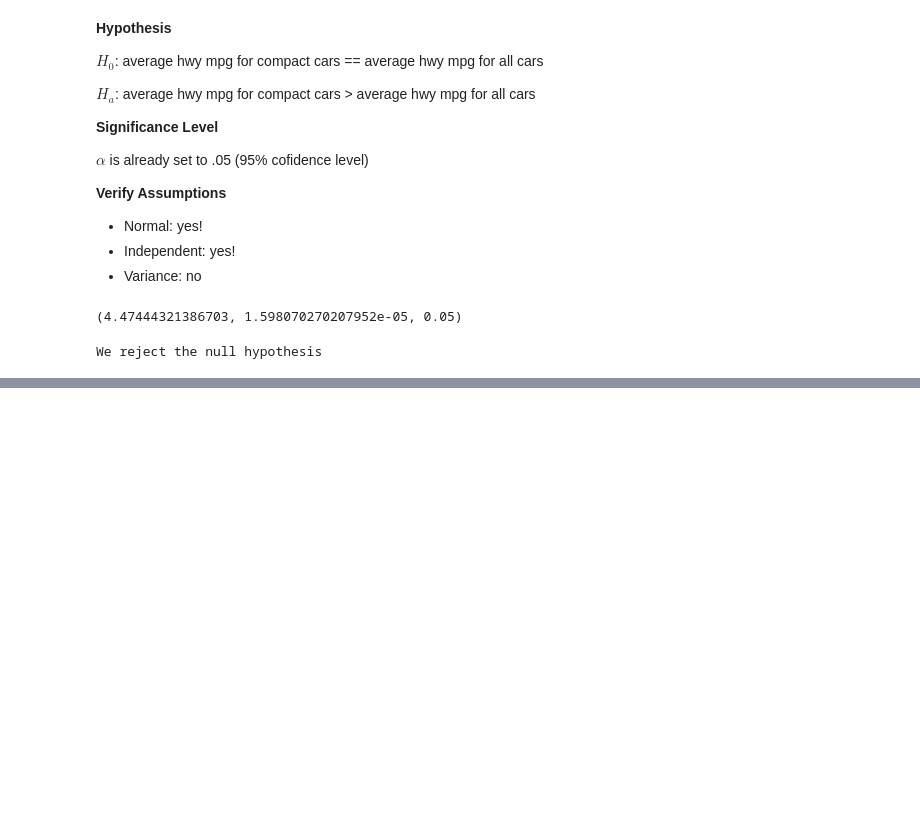
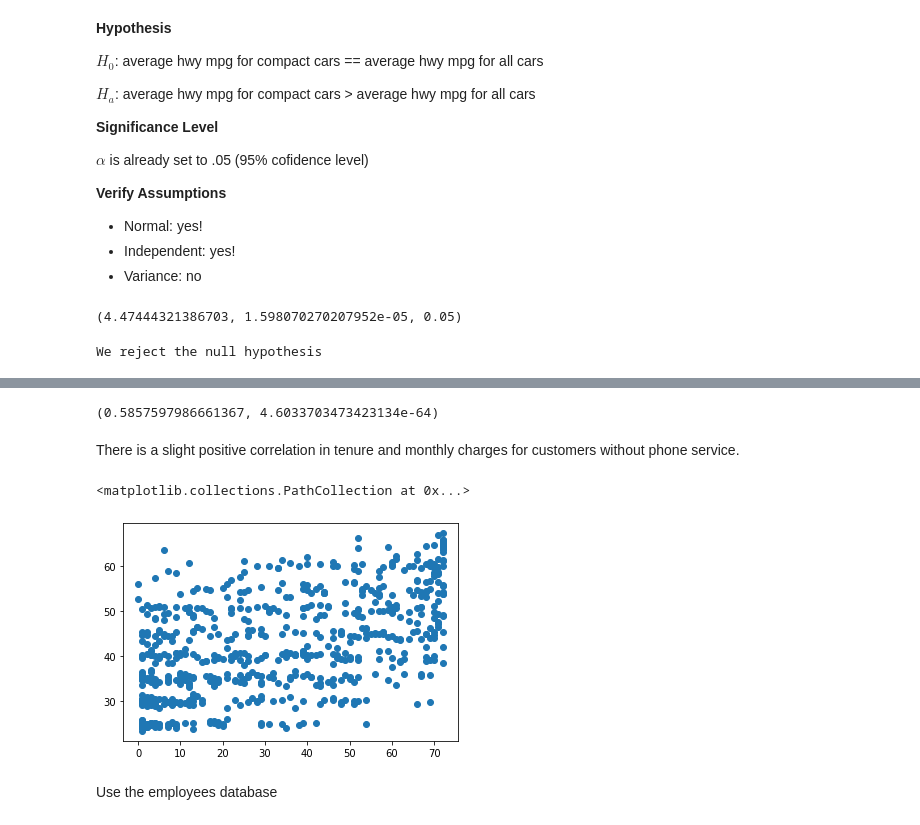
Before and after one commit to christophermayorga/stats, a Jupyter notebook: hypothesis_testing.ipynb, the cells around one changed output, grey strips where cells are left out. Cells and saved outputs as stored; diff of their text form; code cells hidden in the pictures; blank space fills up the shorter version.

```diff
--- a/hypothesis_testing.ipynb
+++ b/hypothesis_testing.ipynb
@@ -217,0 +290,3 @@ We reject the null hypothesis
+# %%
+customers_without_phone_service = df[df.PhoneService == 'No']
+customers_without_phone_service.head()
@@ -217,0 +301,16 @@ We reject the null hypothesis
+# %%
+x = customers_without_phone_service.tenure
+y = customers_without_phone_service.MonthlyCharges
+r, p = stats.pearsonr(x, y)
+r, p
+# %% [output]
+(0.5857597986661367, 4.6033703473423134e-64)
+# %% [markdown]
+There is a slight positive correlation in tenure and monthly charges for customers without phone service.
+# %%
+plt.scatter(x, y)
+# %% [output]
+<matplotlib.collections.PathCollection at 0x...>
+[figure, added]
+# %% [markdown]
+Use the employees database
```
Also changed, not shown: parts of 30 cells of this notebook.
